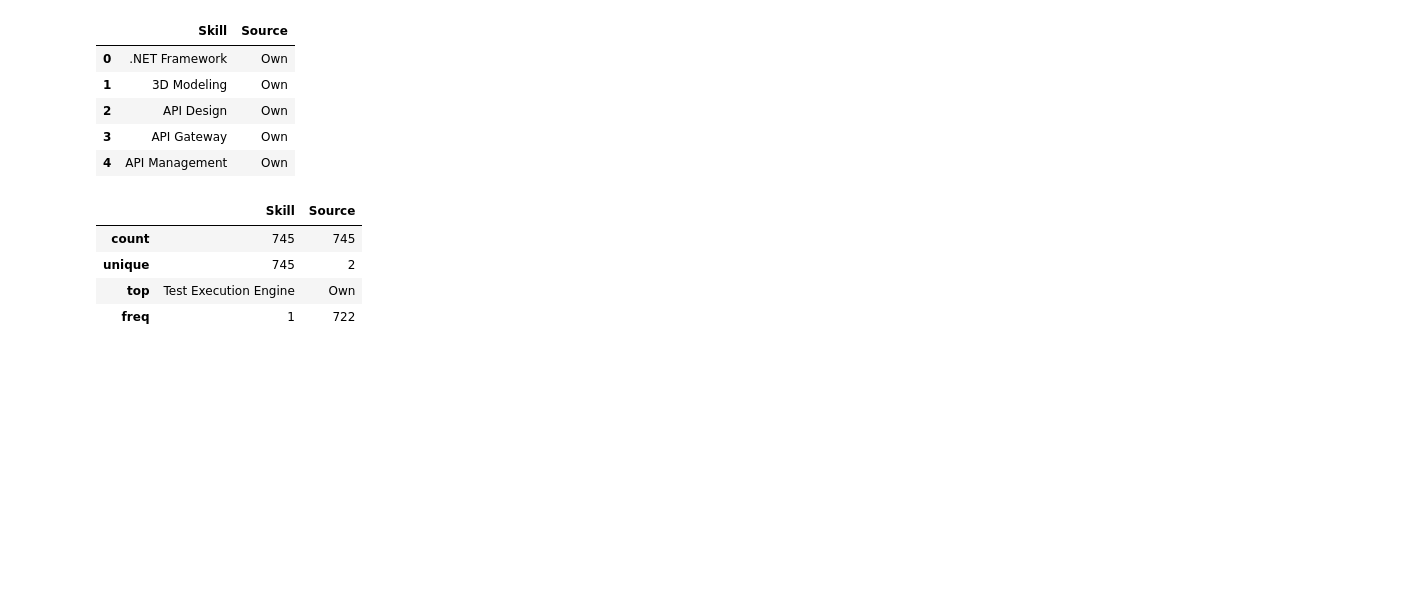
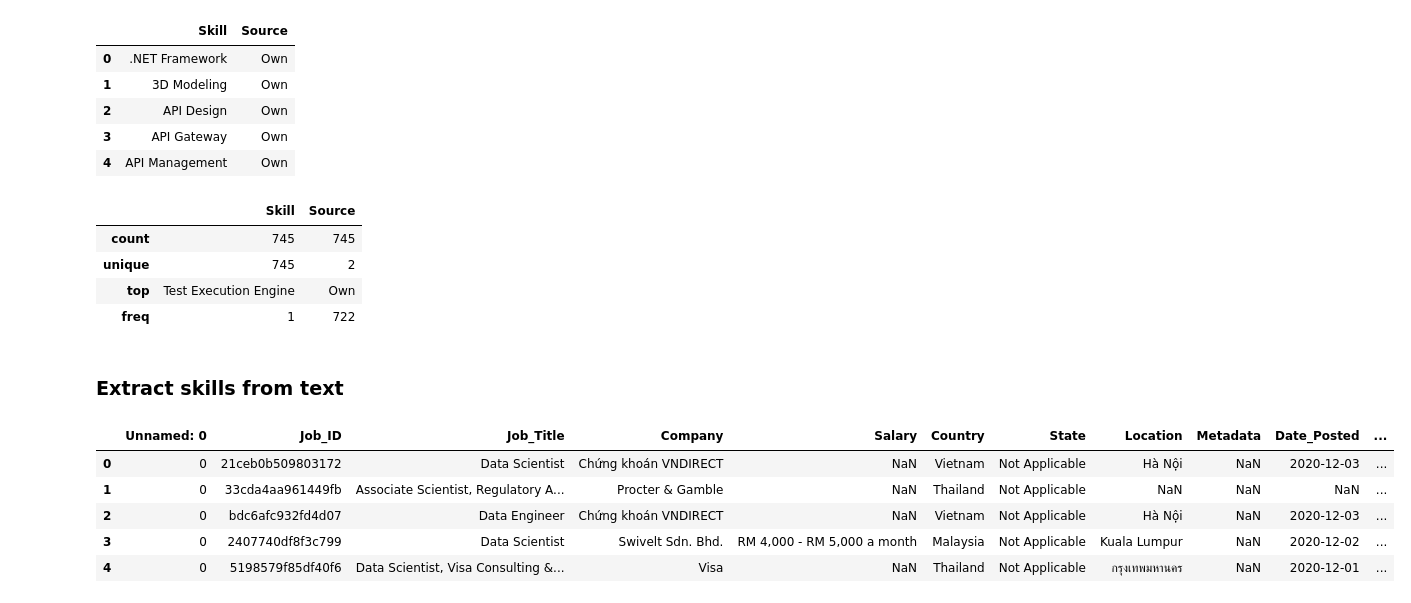
Before and after one commit to binxuankong/skills-ontology-project, a Jupyter notebook: Emsi API Test.ipynb, the cells around one changed output. Drawn from its saved outputs; the diff is of its cells as text; code cells hidden in the pictures; blank space fills up the shorter version.

Commit message:
Extract skills from text

```diff
--- a/Emsi API Test.ipynb
+++ b/Emsi API Test.ipynb
@@ -156,3 +157,5 @@ df_emsi.describe(include='object')
 | freq | 1 | 722 |
 # %%
 df_emsi.to_csv('skills/emsi_indeed.csv')
+# %% [markdown]
+### Extract skills from text
@@ -158,0 +172,10 @@ df_emsi.to_csv('skills/emsi_indeed.csv')
+# %%
+df_indeed = pd.read_csv('resource/indeed_data_scientist.csv')
+df_indeed.head()
+# %% [output]
+|  | Unnamed: 0 | Job_ID | Job_Title | Company | Salary | Country | State | Location | Metadata | Date_Posted | ... |
+| 0 | 0 | 21ceb0b509803172 | Data Scientist | Chứng khoán VNDIRECT | NaN | Vietnam | Not Applicable | Hà Nội | NaN | 2020-12-03 | ... |
+| 1 | 0 | 33cda4aa961449fb | Associate Scientist, Regulatory A... | Procter & Gamble | NaN | Thailand | Not Applicable | NaN | NaN | NaN | ... |
+| 2 | 0 | bdc6afc932fd4d07 | Data Engineer | Chứng khoán VNDIRECT | NaN | Vietnam | Not Applicable | Hà Nội | NaN | 2020-12-03 | ... |
+| 3 | 0 | 2407740df8f3c799 | Data Scientist | Swivelt Sdn. Bhd. | RM 4,000 - RM 5,000 a month | Malaysia | Not Applicable | Kuala Lumpur | NaN | 2020-12-02 | ... |
+| 4 | 0 | 5198579f85df40f6 | Data Scientist, Visa Consulting &... | Visa | NaN | Thailand | Not Applicable | กรุงเทพมหานคร | NaN | 2020-12-01 | ... |
```
Also changed, not shown: parts of 4 cells of this notebook, 1 other file.
